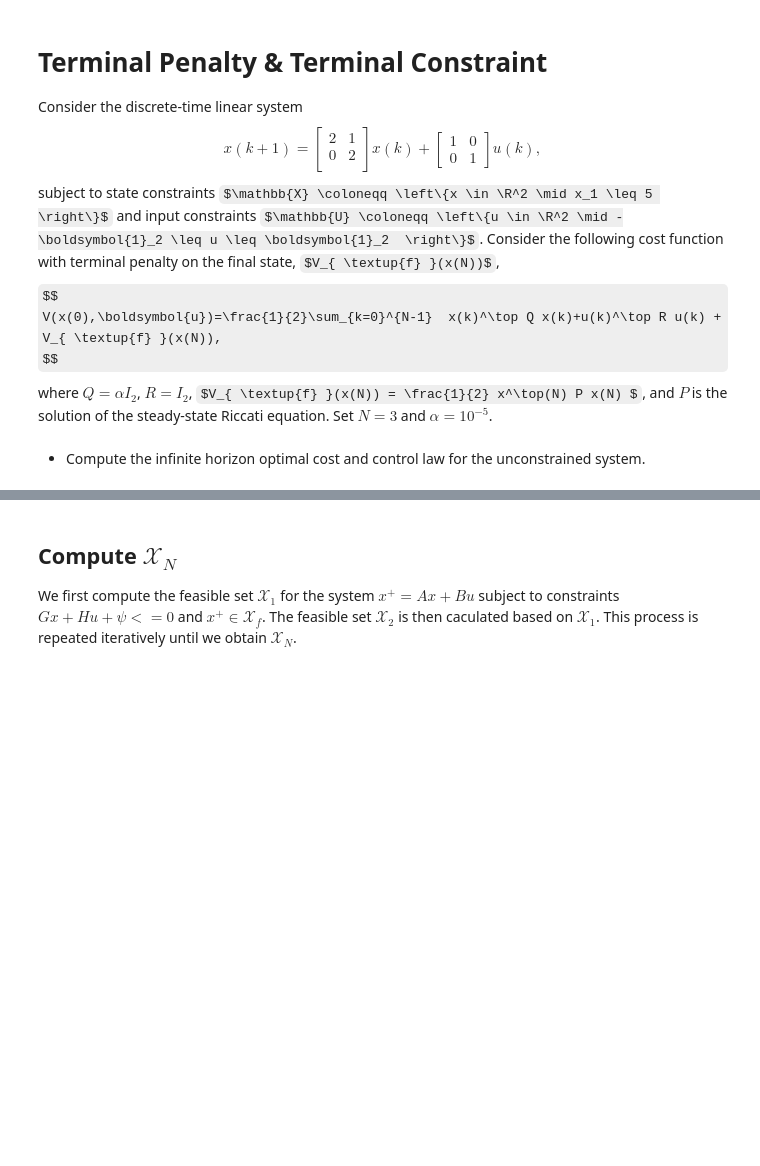
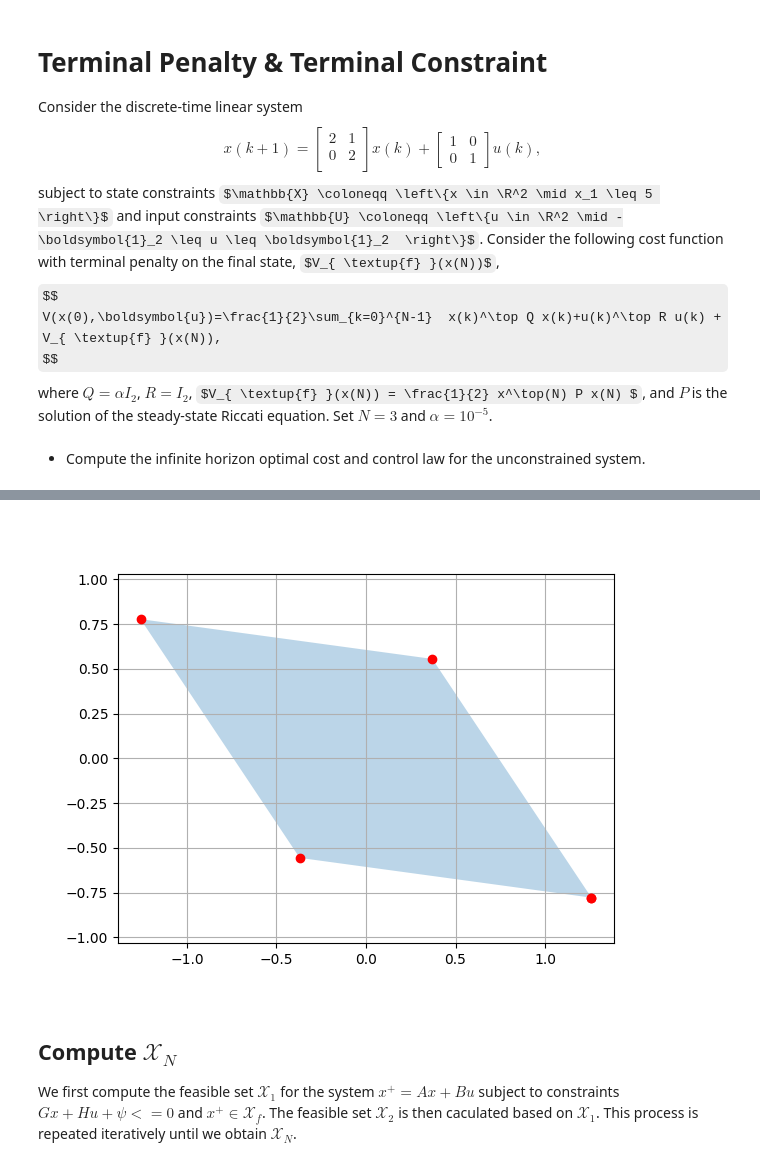
Before and after one commit to Luyao787/MPC-tutorial, a Jupyter notebook: tutorial class/week_04_LQR_set.ipynb, the cells around one changed output, grey strips where cells are left out. Drawn from its saved outputs; the diff is of its cells as text; code cells hidden in the pictures; some formulas as TeX source; blank space fills up the shorter version.

```diff
--- a/tutorial class/week_04_LQR_set.ipynb
+++ b/tutorial class/week_04_LQR_set.ipynb
@@ -215,20 +235,22 @@ print(f"b_inf:\n{b_inf}")
 # %%
 def plot_polygon(A, b):
     '''
     Visualize the polytope defined by A x <= b.
     '''
     halfspaces = np.hstack((A, -b[:, np.newaxis]))
     feasible_point = np.zeros(A.shape[1])
     hs = HalfspaceIntersection(halfspaces, feasible_point)
     polygon = Polygon(hs.intersections).convex_hull
     polygon_gpd = gpd.GeoSeries(polygon)
-    polygon_gpd.plot(alpha=0.8)
+    polygon_gpd.plot(alpha=0.3)
     plt.plot(*polygon.exterior.xy, 'ro')
     plt.axis('equal')
     plt.grid()
 
 for A_inf, b_inf in zip(A_inf_hist, b_inf_hist):
     plot_polygon(A_inf, b_inf)
+# %% [output]
+[figure, added]
 # %% [markdown]
 ## Compute $\mathcal{X}_N$
 
```
Also changed, not shown: parts of 5 cells of this notebook, 1 other file.
